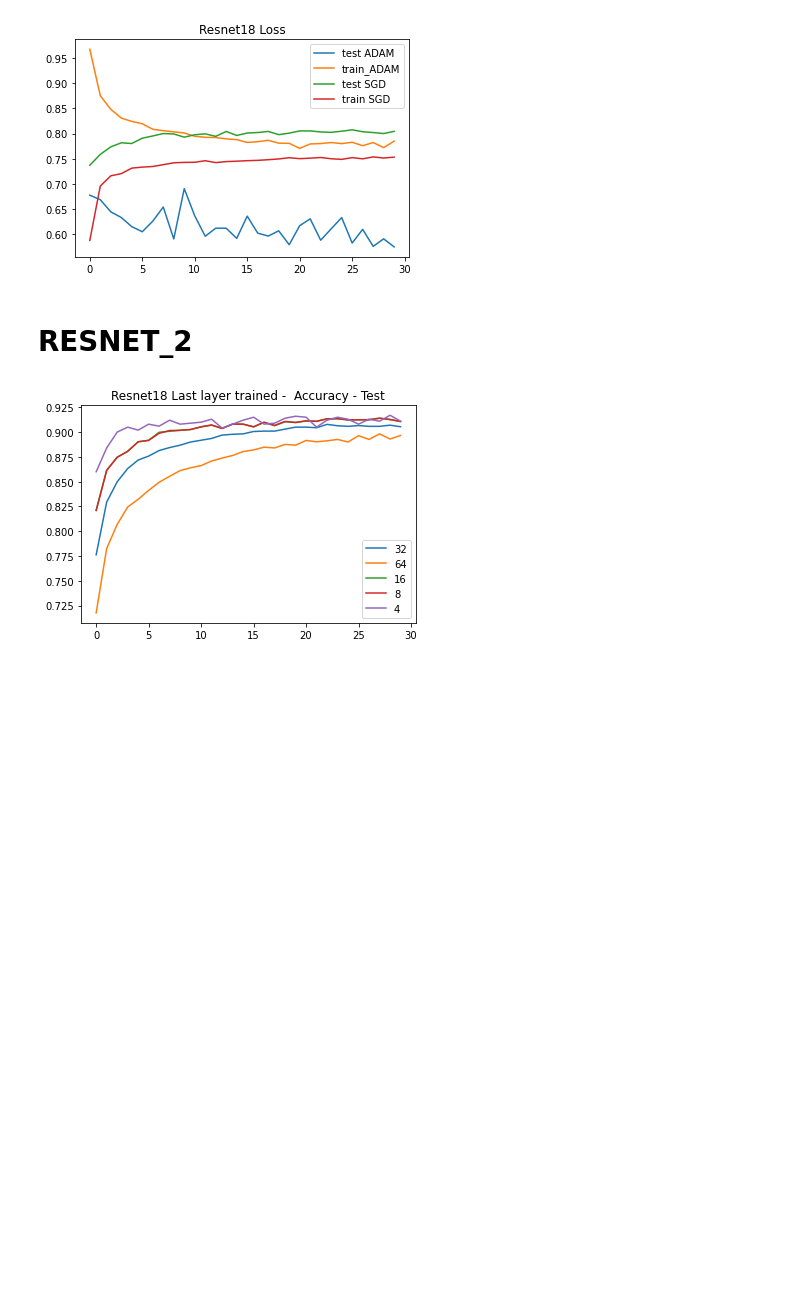
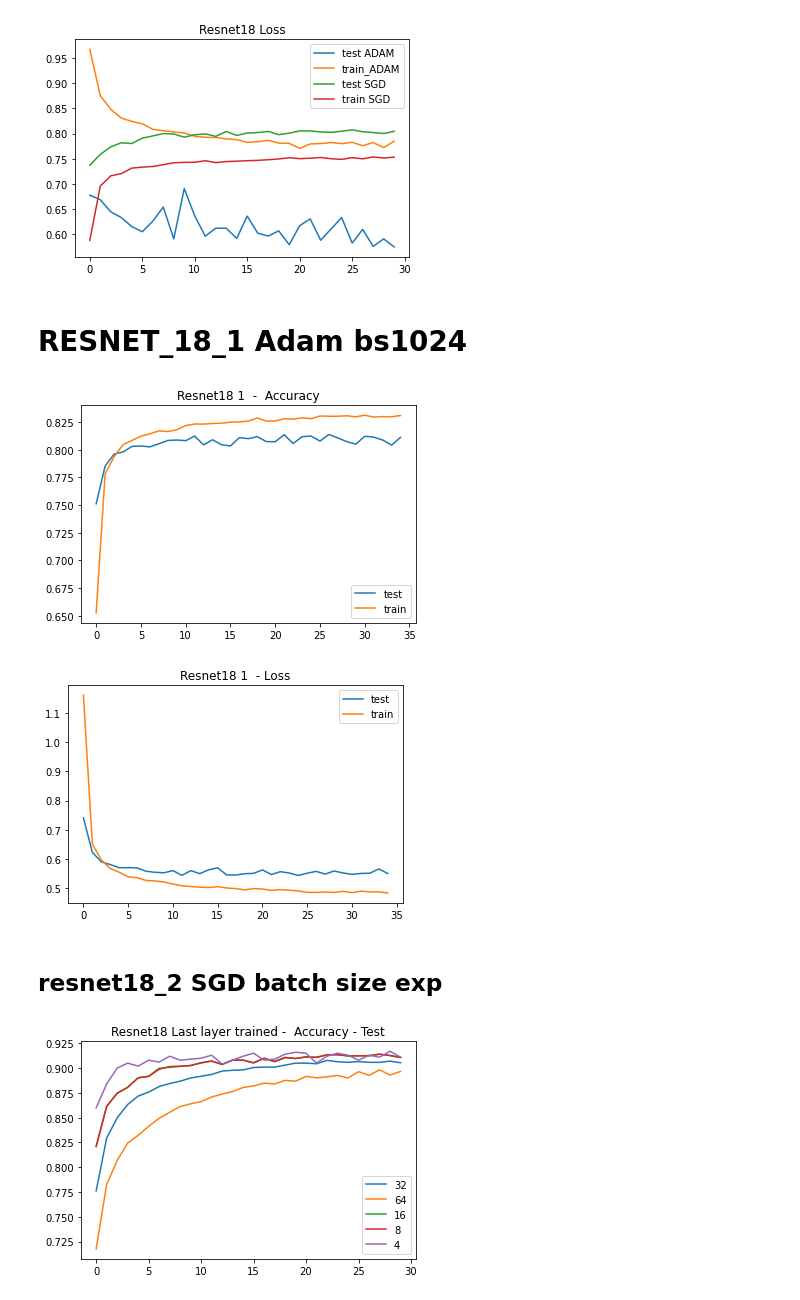
Before and after one commit to muszkowska/DeepLearning, a Jupyter notebook: notebooks/results.ipynb, the cells around one changed output. Saved outputs shown, nothing was run; the diff lists cells and outputs as text; code cells hidden in the pictures; blank space fills up the shorter version.

```diff
--- a/notebooks/results.ipynb
+++ b/notebooks/results.ipynb
@@ -258,8 +290,37 @@ plt.show()
 # %% [output]
 [figure]
 [figure]
-# %% [markdown]
-# RESNET_2
+# %% [markdown]
+# RESNET_18_1 Adam bs1024
+# %%
+test_acc = pd.read_csv("..\\data\\results\\resnet18_1\\bs1024_epoch35_lr-3_ADAM\\resnet18_1_test_acc_history.csv")
+train_acc = pd.read_csv("..\\data\\results\\resnet18_1\\bs1024_epoch35_lr-3_ADAM\\resnet18_1_train_acc_history.csv")
+test_loss = pd.read_csv("..\\data\\results\\resnet18_1\\bs1024_epoch35_lr-3_ADAM\\resnet18_1_test_loss_history.csv")
+train_loss = pd.read_csv("..\\data\\results\\resnet18_1\\bs1024_epoch35_lr-3_ADAM\\resnet18_1_train_loss_history.csv")
+
+test_acc.drop("Unnamed: 0", axis = 1, inplace = True)
+train_acc.drop("Unnamed: 0", axis = 1, inplace = True)
+test_loss.drop("Unnamed: 0", axis = 1, inplace = True)
+train_loss.drop("Unnamed: 0", axis = 1, inplace = True)
+
+
+
+plt.plot(test_acc["1024"])
+plt.title("Resnet18 1  -  Accuracy")
+plt.plot(train_acc["1024"])
+plt.legend(["test", "train"])
+plt.show()
+
+plt.plot(test_loss["1024"])
+plt.title("Resnet18 1  - Loss")
+plt.plot(train_loss["1024"])
+plt.legend(["test", "train"])
+plt.show()
+# %% [output]
+[figure, added]
+[figure, added]
+# %% [markdown]
+## resnet18_2 SGD batch size exp
 # %%
 test_acc = pd.read_csv("..\\data\\results\\resnet18_2\\SGD_ep30_lr-3\\batch_test_acc_history.csv")
 train_acc = pd.read_csv("..\\data\\results\\resnet18_2\\SGD_ep30_lr-3\\batch_train_acc_history.csv")
```
Also changed, not shown: parts of 17 cells of this notebook, 24 other files.
